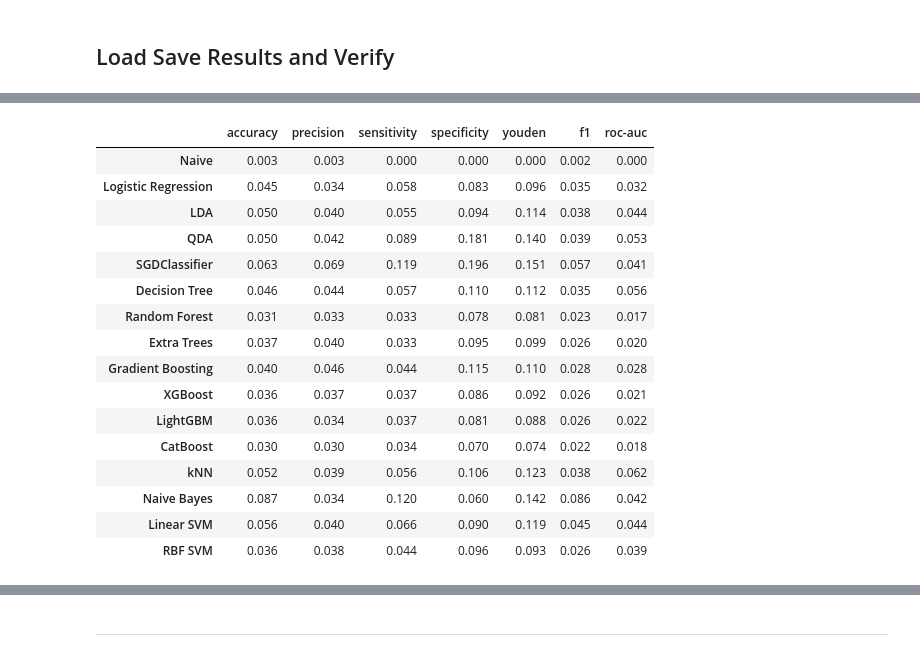
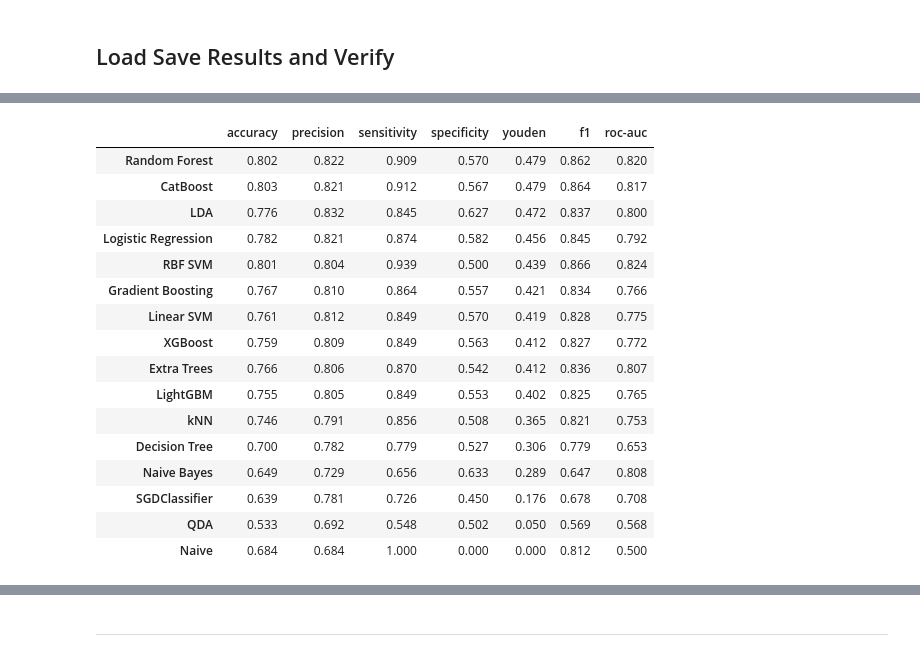
Before and after one commit to acbriza/dpn2026, a Jupyter notebook: module/selection.ipynb, the cells around one changed output, grey strips where cells are left out. Drawn from its saved outputs; the diff is of its cells as text; code cells hidden in the pictures.

```diff
--- a/module/selection.ipynb
+++ b/module/selection.ipynb
@@ -673,25 +673,25 @@ sel.calculate_metric_statistics(loaded_model_metrics['All'], config)
  RBF SVM              0.026    0.039  }
 # %%
 loaded_metric_stats = joblib.load(outputdir / "metrics_stats.joblib")
-loaded_metric_stats['All']['std']
+loaded_metric_stats['NoNCS']['mean']
 # %% [output]
 |  | accuracy | precision | sensitivity | specificity | youden | f1 | roc-auc |
-| Naive | 0.003 | 0.003 | 0.000 | 0.000 | 0.000 | 0.002 | 0.000 |
-| Logistic Regression | 0.045 | 0.034 | 0.058 | 0.083 | 0.096 | 0.035 | 0.032 |
-| LDA | 0.050 | 0.040 | 0.055 | 0.094 | 0.114 | 0.038 | 0.044 |
-| QDA | 0.050 | 0.042 | 0.089 | 0.181 | 0.140 | 0.039 | 0.053 |
-| SGDClassifier | 0.063 | 0.069 | 0.119 | 0.196 | 0.151 | 0.057 | 0.041 |
-| Decision Tree | 0.046 | 0.044 | 0.057 | 0.110 | 0.112 | 0.035 | 0.056 |
-| Random Forest | 0.031 | 0.033 | 0.033 | 0.078 | 0.081 | 0.023 | 0.017 |
-| Extra Trees | 0.037 | 0.040 | 0.033 | 0.095 | 0.099 | 0.026 | 0.020 |
-| Gradient Boosting | 0.040 | 0.046 | 0.044 | 0.115 | 0.110 | 0.028 | 0.028 |
-| XGBoost | 0.036 | 0.037 | 0.037 | 0.086 | 0.092 | 0.026 | 0.021 |
-| LightGBM | 0.036 | 0.034 | 0.037 | 0.081 | 0.088 | 0.026 | 0.022 |
-| CatBoost | 0.030 | 0.030 | 0.034 | 0.070 | 0.074 | 0.022 | 0.018 |
-| kNN | 0.052 | 0.039 | 0.056 | 0.106 | 0.123 | 0.038 | 0.062 |
-| Naive Bayes | 0.087 | 0.034 | 0.120 | 0.060 | 0.142 | 0.086 | 0.042 |
-| Linear SVM | 0.056 | 0.040 | 0.066 | 0.090 | 0.119 | 0.045 | 0.044 |
-| RBF SVM | 0.036 | 0.038 | 0.044 | 0.096 | 0.093 | 0.026 | 0.039 |
+| Random Forest | 0.802 | 0.822 | 0.909 | 0.570 | 0.479 | 0.862 | 0.820 |
+| CatBoost | 0.803 | 0.821 | 0.912 | 0.567 | 0.479 | 0.864 | 0.817 |
+| LDA | 0.776 | 0.832 | 0.845 | 0.627 | 0.472 | 0.837 | 0.800 |
+| Logistic Regression | 0.782 | 0.821 | 0.874 | 0.582 | 0.456 | 0.845 | 0.792 |
+| RBF SVM | 0.801 | 0.804 | 0.939 | 0.500 | 0.439 | 0.866 | 0.824 |
+| Gradient Boosting | 0.767 | 0.810 | 0.864 | 0.557 | 0.421 | 0.834 | 0.766 |
+| Linear SVM | 0.761 | 0.812 | 0.849 | 0.570 | 0.419 | 0.828 | 0.775 |
+| XGBoost | 0.759 | 0.809 | 0.849 | 0.563 | 0.412 | 0.827 | 0.772 |
+| Extra Trees | 0.766 | 0.806 | 0.870 | 0.542 | 0.412 | 0.836 | 0.807 |
+| LightGBM | 0.755 | 0.805 | 0.849 | 0.553 | 0.402 | 0.825 | 0.765 |
+| kNN | 0.746 | 0.791 | 0.856 | 0.508 | 0.365 | 0.821 | 0.753 |
+| Decision Tree | 0.700 | 0.782 | 0.779 | 0.527 | 0.306 | 0.779 | 0.653 |
+| Naive Bayes | 0.649 | 0.729 | 0.656 | 0.633 | 0.289 | 0.647 | 0.808 |
+| SGDClassifier | 0.639 | 0.781 | 0.726 | 0.450 | 0.176 | 0.678 | 0.708 |
+| QDA | 0.533 | 0.692 | 0.548 | 0.502 | 0.050 | 0.569 | 0.568 |
+| Naive | 0.684 | 0.684 | 1.000 | 0.000 | 0.000 | 0.812 | 0.500 |
 # %%
 loaded_youden_scores = joblib.load(outputdir / "youden_scores.joblib")
 sel.plot_metric_scores(loaded_youden_scores,
```
Also changed, not shown: parts of 19 cells of this notebook, 1 other file.
